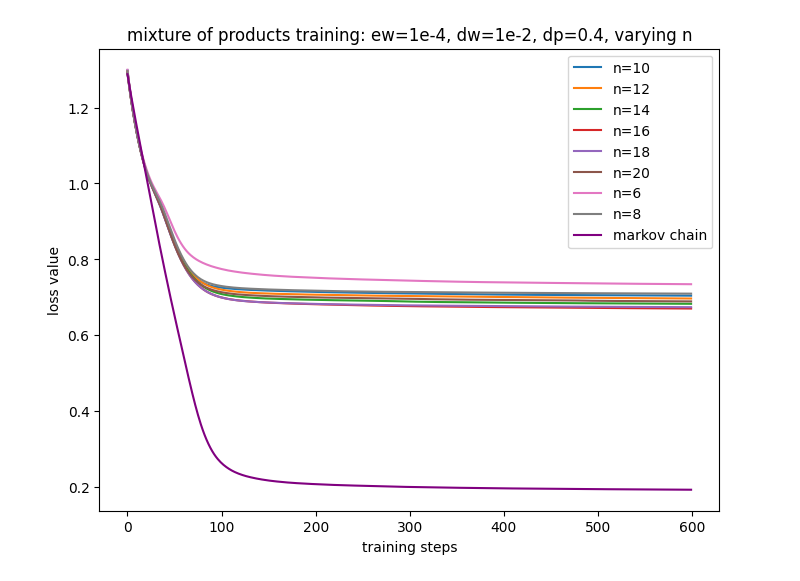
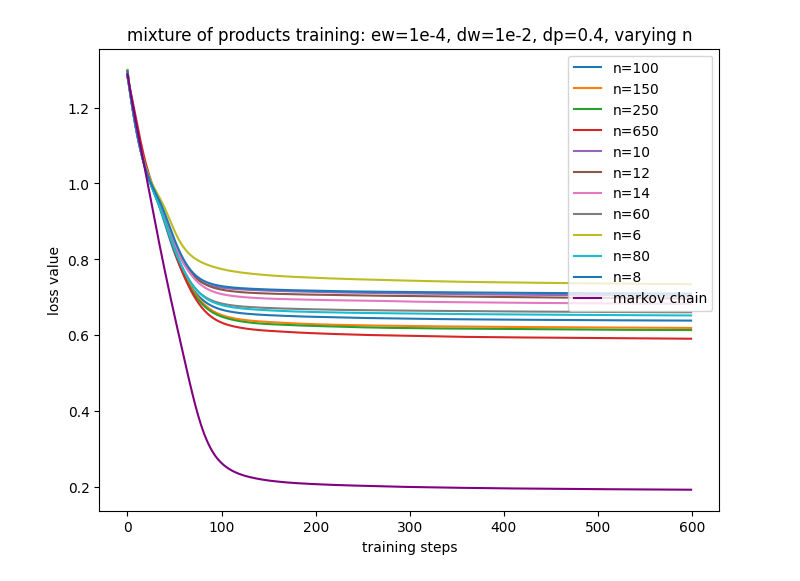
Before and after one commit to jacobe90/birdflow_mixture_of_products, a Jupyter notebook: visualizations.ipynb, the cells around one changed output. Drawn from its saved outputs; the diff is of its cells as text; code cells hidden in the pictures.

```diff
--- a/visualizations.ipynb
+++ b/visualizations.ipynb
@@ -10,7 +10,7 @@ import os
 
 losses = {}
 
-storage_dir = "/work/pi_drsheldon_umass_edu/birdflow_modeling/jacob_independent_study/mixture_of_products/experiments/number_of_components_1d_grid_search"
+storage_dir = "/work/pi_drsheldon_umass_edu/birdflow_modeling/jacob_independent_study/mixture_of_products/experiments/training_speed_stress_test/"
 for fname in list(filter(lambda fname: "losses" in fname, os.listdir(storage_dir))):
     num_products = int(fname.split('_')[-2].strip('n'))
     with open(os.path.join(storage_dir, fname), 'rb') as f:
@@ -18,24 +18,32 @@ for fname in list(filter(lambda fname: "losses" in fname, os.listdir(storage_dir
 
 with open('/work/pi_drsheldon_umass_edu/birdflow_modeling/jacob_independent_study/mixture_of_products/experiments/markov_chain_baselines/markov_losses_amewoo_48_obs1.0_ent0.0001_dist0.01_pow0.4.pkl', 'rb') as f:
     markov_losses = pickle.load(f)['total']
+# %%
+storage_dir = "/work/pi_drsheldon_umass_edu/birdflow_modeling/jacob_independent_study/mixture_of_products/experiments/number_of_components_1d_grid_search/"
+for fname in list(filter(lambda fname: "losses" in fname, os.listdir(storage_dir))):
+    num_products = int(fname.split('_')[-2].strip('n'))
+    with open(os.path.join(storage_dir, fname), 'rb') as f:
+        losses[num_products] = pickle.load(f)['total']
 # %%
 import numpy as np
 from matplotlib import pyplot as plt
 
 %matplotlib inline
 
 fig, ax = plt.subplots(1, 1, figsize=(8, 6))
 
 for key in losses.keys():
+    if key < 60 and key > 15:
+        continue
     ax.plot(losses[key], label=f"n={key}")
 ax.plot(markov_losses, label="markov chain", color="purple")
 ax.legend(loc="upper right")
 ax.set(
     xlabel=f"training steps",
     ylabel=f"loss value",
     title="mixture of products training: ew=1e-4, dw=1e-2, dp=0.4, varying n"
 
 )
 plt.show()
 # %% [output]
-[figure, old version]
+[figure, new version]
```
Also changed, not shown: 8 other files.
